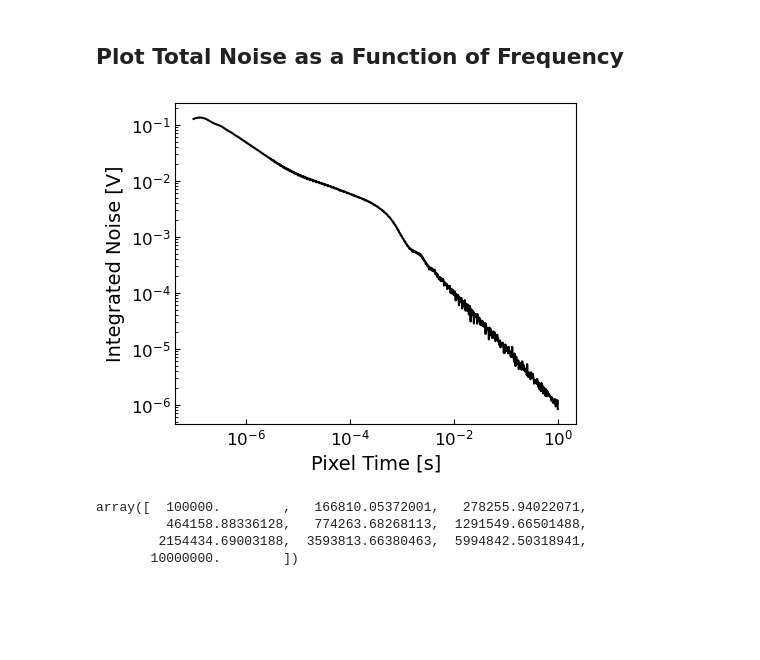
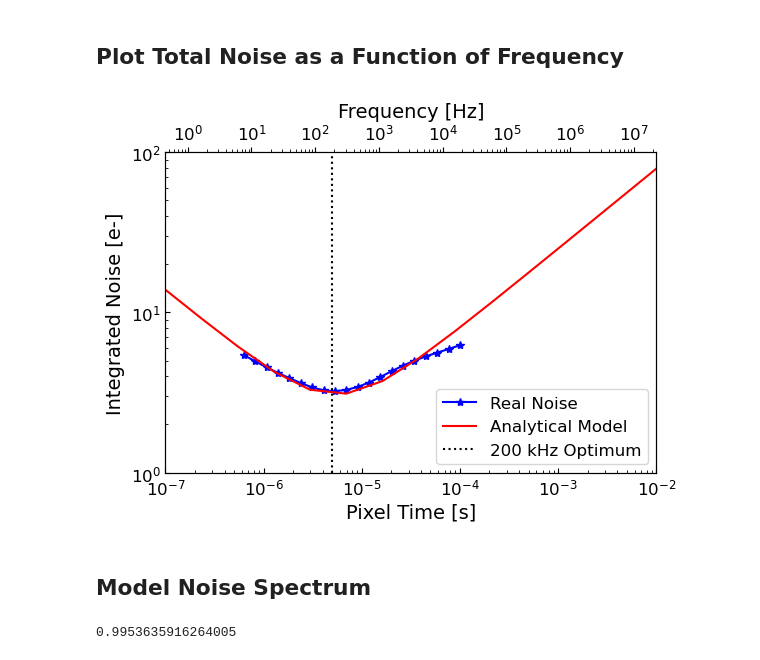
Before and after one commit to brockparker/Research, a Jupyter notebook: CCDs/skipper_noise_testing.ipynb, the cells around one changed output. Cells and saved outputs as stored; diff of their text form; code cells hidden in the pictures; blank space fills up the shorter version.

```diff
--- a/CCDs/skipper_noise_testing.ipynb
+++ b/CCDs/skipper_noise_testing.ipynb
@@ -98,13 +151,16 @@ nc_1f2 = 100 * u.kHz
 
 skips = 512
 
-ax.plot(tau, sig_cds(wn_floor, tau, nc_1f, nc_1f2) / 5e-6, label='Total Noise', color='purple')
-ax.plot(tau * skips, sig_skipper(skips, wn_floor, tau, nc_1f, nc_1f2) / 5e-6, label='512 Skips', color='purple', ls='--')
+conversion = 6.5e-6
+# Steve recommended 5e-6
+
+ax.plot(tau, sig_cds(wn_floor, tau, nc_1f, nc_1f2) / conversion, label='Total Noise', color='purple')
+ax.plot(tau * skips, sig_skipper(skips, wn_floor, tau, nc_1f, nc_1f2) / conversion, label='512 Skips', color='purple', ls='--')
 ax.axvline(1/(200 * u.kHz), label='200 kHz Optimum', color='k', ls=':')
 ax.axhline(0.15, color='red', ls='--', label='0.15 e$^-$ threshold')
 
 ax.set_xlabel(r'Pixel Time [s]')
-ax.set_ylabel(r'Integrated Noise [V]')
+ax.set_ylabel(r'Integrated Noise [e-]')
 ax.legend(loc = 'best')
 ax.set_xlim(1e-6, 1e-2)
 ax.set_xscale('log')
@@ -115,7 +171,7 @@ ax.tick_params(axis='both', direction='in', which='both')
 
 fig.tight_layout()
 
-plt.savefig('C:/Users/Brock/Documents/Git/Research/CCDs/ccd_integrated_noise.png', dpi=250)
+# plt.savefig('C:/Users/Brock/Documents/Git/Research/CCDs/ccd_integrated_noise.png', dpi=250)
 # plt.savefig('/home/baparker/GitHub/Research/CCDs/ccd_integrated_noise.png', dpi=250)
 plt.show()
 # %% [output]
@@ -125,7 +181,9 @@ plt.show()
 # %%
-noise_spectrum = pd.read_csv(r'C:/Users/Brock/Documents/Git/Research/CCDs/STANoiseSpectrum.csv', header=None)
+# noise_spectrum = pd.read_csv(r'C:/Users/Brock/Documents/Git/Research/CCDs/STANoiseSpectrum.csv', header=None)
+noise_spectrum = pd.read_csv(r'F:/Github/Research/CCDs/STANoiseSpectrum.csv', header=None)
 noise_freqs = np.array(noise_spectrum[0]) * u.Hz
-noise_density = np.array(noise_spectrum[1])
+noise_density = np.array(noise_spectrum[1]) * u.V / u.Hz**1/2
+noise_density = noise_density*2 # scale factor from extraction
 
 opt_speed = 1/(200*u.kHz)
 cds_transfer = transfer(noise_freqs, opt_speed)
@@ -157,48 +216,50 @@ plt.show()
 # %% [markdown]
 ## Plot Total Noise as a Function of Frequency
 # %%
-fig, ax = plt.subplots(1, 1, figsize=(5,4), layout='tight')
+fig, ax = plt.subplots(1, 1, figsize=(6,4.5), layout='tight')
+ax3 = ax.twiny()
 
-taus = 1 / (np.logspace(0, 7, 1000) * u.Hz)
-# speeds = 1 / (200*u.kHz)
+array_len = 20
 
-def total_noise(speed, noise_density, noise_freqs):
+taus = 1 / (np.logspace(0, 7, array_len) * u.Hz)
+plot_taus = 1 / (np.logspace(4, 6.2, array_len) * u.Hz)
 
-    try:
-        length = len(speed)
-        output = []
-        for i in range(length):
-            value = simpson(noise_density * transfer(noise_freqs, speed[i]), noise_freqs)
-            output.append(value)
-        return np.array(output)
+# Calculate conversion factor to normalize STA spectrum to 3.5 e- at 100kHz
+# noise_100 = total_noise(1/(100*u.kHz), noise_density, noise_freqs)
+# factor = 3.5 / noise_100 * conversion
+# Not needed with proper noise spectrum
 
-    except:
-        return simpson(noise_density * transfer(noise_freqs, speed), noise_freqs)
+output_noise = total_noise(plot_taus, noise_density, noise_freqs)
+ax.plot(plot_taus, output_noise / conversion * factor, color='blue', ls='-', label='Real Noise', marker='*')
+ax.plot(taus, sig_cds(wn_floor, taus, nc_1f, nc_1f2) / conversion, color='red', label='Analytical Model')
 
-output_noise = total_noise(taus, noise_density, noise_freqs)
-ax.plot(taus, output_noise, color='black', ls='-')
+ax3.plot(1/taus, [0]*array_len, color='green', ls='-')
+
+ax.axvline(1/(200 * u.kHz), label='200 kHz Optimum', color='k', ls=':')
+# ax.axhline(0.15, color='red', ls='--', label='0.15 e$^-$ threshold')
 
 ax.set_xlabel(r'Pixel Time [s]')
-ax.set_ylabel(r'Integrated Noise [V]')
-# ax.legend(loc = 'best')
-# ax.set_xlim(1e-6, 1e-2)
+ax.set_ylabel(r'Integrated Noise [e-]')
+ax3.set_xlabel(r'Frequency [Hz]')
+ax.legend(loc = 'best')
+ax.set_xlim(1e-7, 1e-2)
 ax.set_xscale('log')
 ax.set_yscale('log')
-# ax.set_ylim(1e-2, 1e2)
+ax3.set_xscale('log')
+ax.set_ylim(1e0, 1e2)
 
 ax.tick_params(axis='both', direction='in', which='both')
 
 fig.tight_layout()
 
-plt.savefig('C:/Users/Brock/Documents/Git/Research/CCDs/ccd_integrated_noise_data.png', dpi=250)
+# plt.savefig('C:/Users/Brock/Documents/Git/Research/CCDs/ccd_integrated_noise_data.png', dpi=250)
 # plt.savefig('/home/baparker/GitHub/Research/CCDs/ccd_integrated_noise.png', dpi=250)
 plt.show()
 # %% [output]
-[figure, old version]
+[figure, new version]
-# %%
-taus
-# %% [output]
-array([  100000.        ,   166810.05372001,   278255.94022071,
-         464158.88336128,   774263.68268113,  1291549.66501488,
-        2154434.69003188,  3593813.66380463,  5994842.50318941,
-       10000000.        ])
+# %% [markdown]
+## Model Noise Spectrum
+# %%
+factor
+# %% [output]
+0.9953635916264005
```
Also changed, not shown: parts of 10 cells of this notebook.
